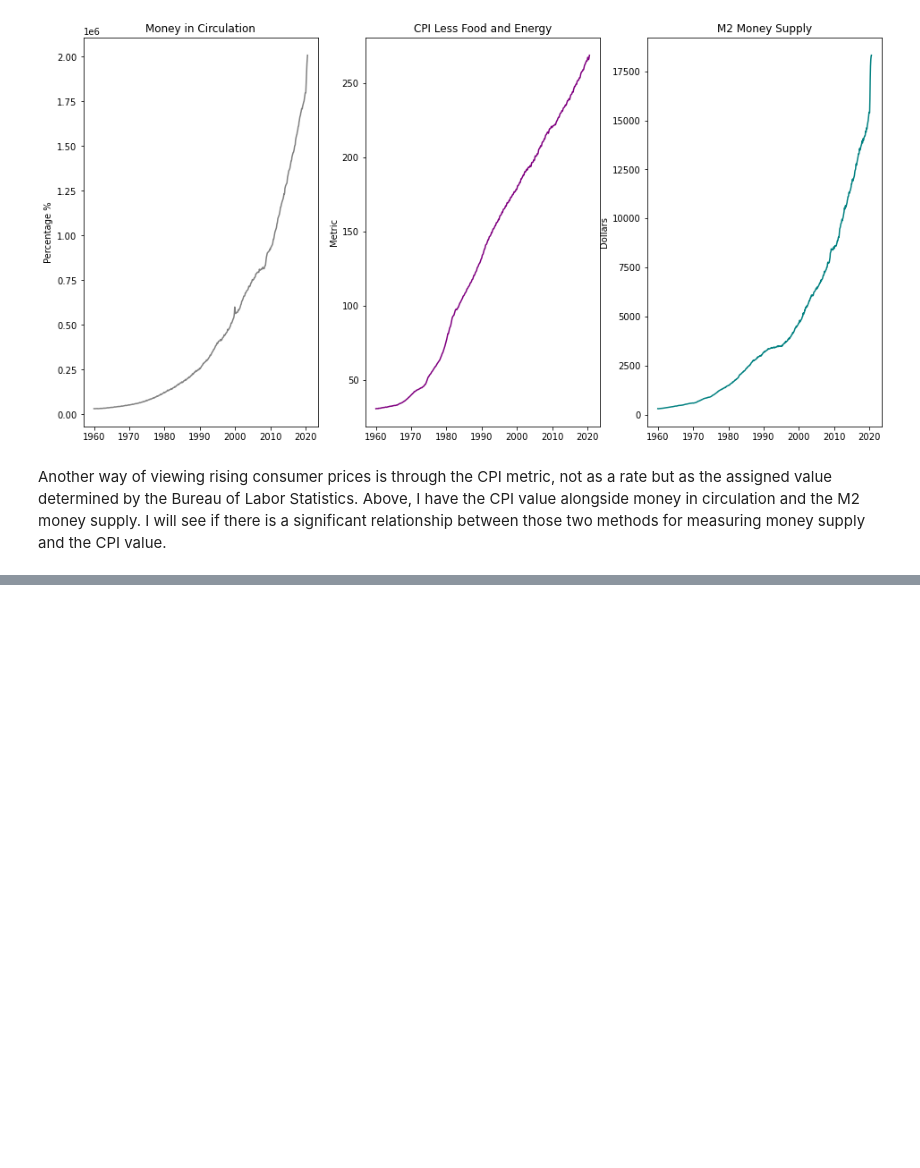
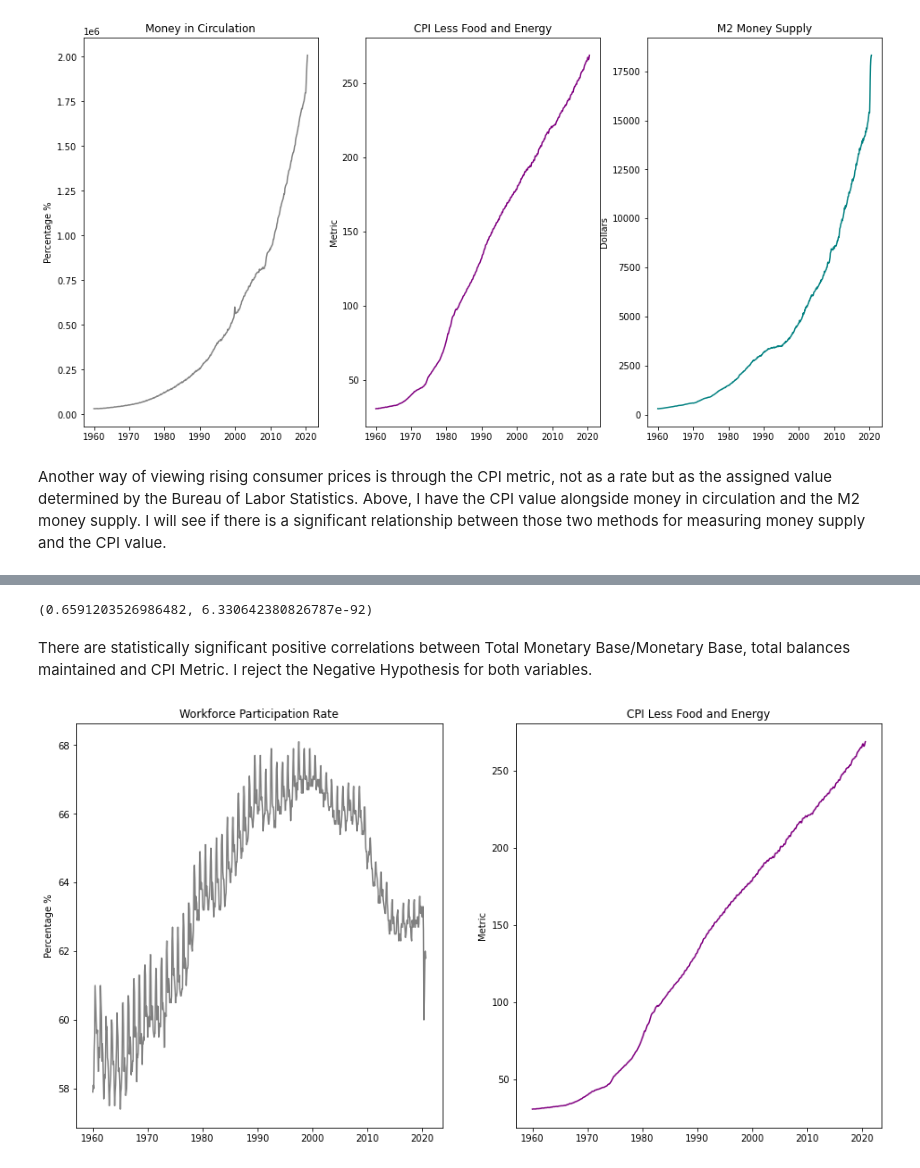
Before and after one commit to JeremyLagunas/individual_project_inflation, a Jupyter notebook: individual_project_working_notebook.ipynb, the cells around one changed output, grey strips where cells are left out. Saved outputs shown, nothing was run; the diff lists cells and outputs as text; code cells hidden in the pictures; blank space fills up the shorter version.

```diff
--- a/individual_project_working_notebook.ipynb
+++ b/individual_project_working_notebook.ipynb
@@ -514,0 +573,23 @@ Another way of viewing rising consumer prices is through the CPI metric, not as
+# %%
+corr, p = stats.pearsonr(df.monetary_base_total_balances_maintained, df.cpi_less_food_energy)
+corr, p
+# %% [output]
+(0.6591203526986482, 6.330642380826787e-92)
+# %% [markdown]
+There are statistically significant positive correlations between Total Monetary Base/Monetary Base, total balances maintained and CPI Metric. I reject the Negative Hypothesis for both variables.
+# %%
+plt.figure(figsize=(24,8))
+plt.subplot(1, 3, 1)
+plt.plot(df.workforce_participation_rate, c='grey')
+plt.title('Workforce Participation Rate')
+plt.ylabel('Percentage %')
+
+
+plt.subplot(1, 3, 2)
+plt.plot(df.cpi_less_food_energy, c='purple')
+plt.title('CPI Less Food and Energy')
+plt.ylabel('Metric')
+
+plt.show()
+# %% [output]
+[figure, added]
```
Also changed, not shown: parts of 15 cells of this notebook.
